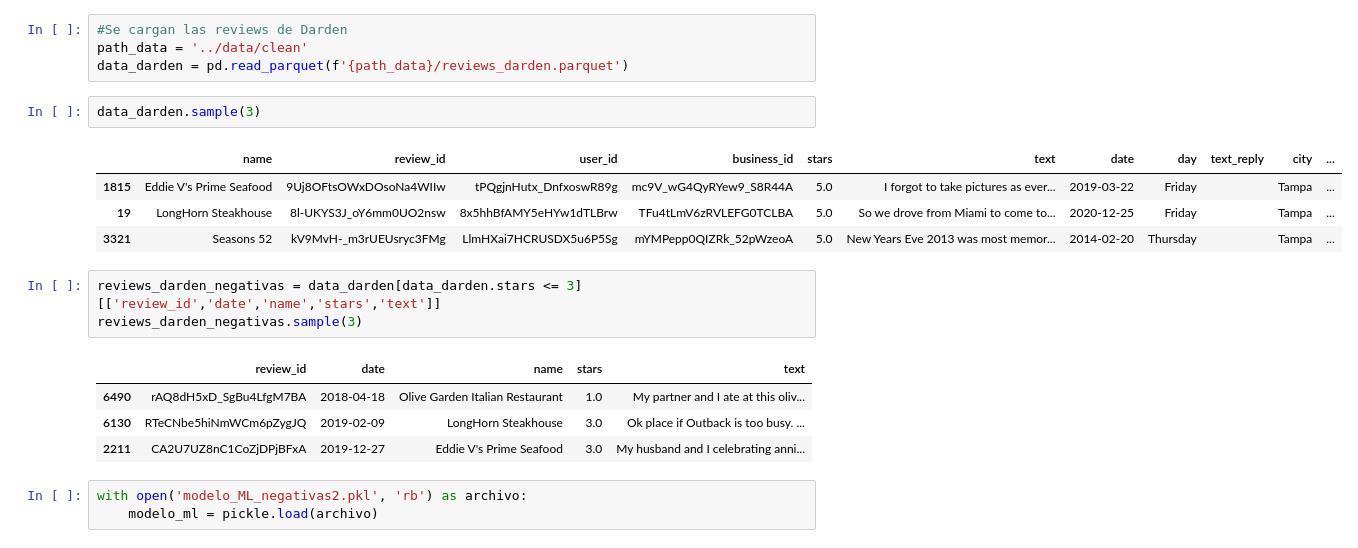
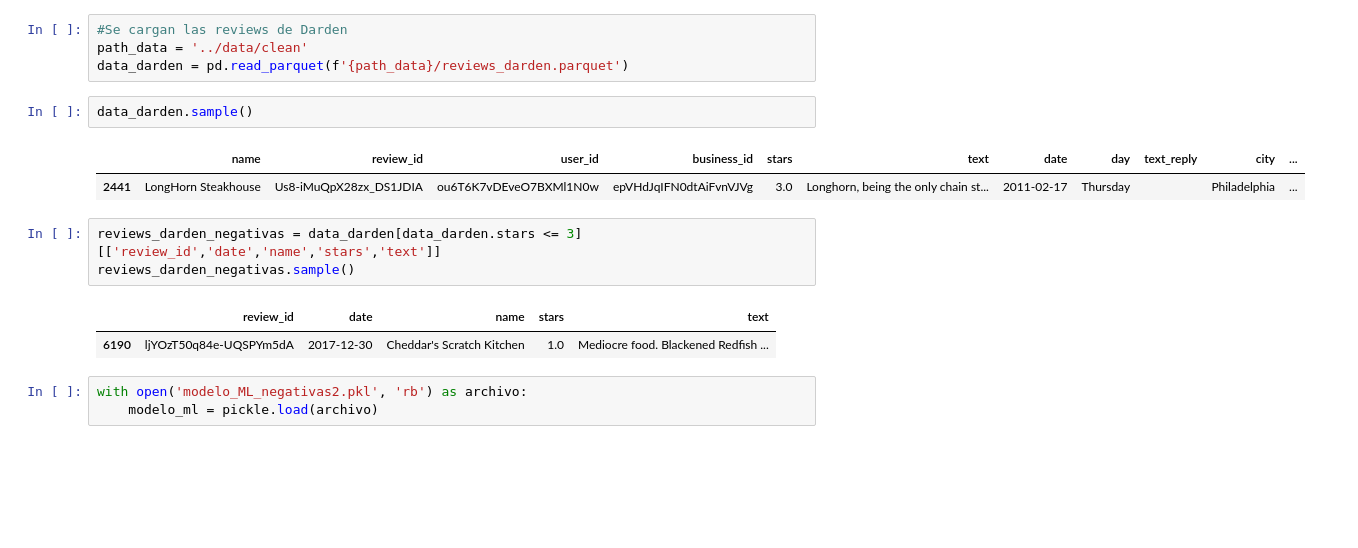
Before and after one commit to litcoininvestorbros/Henry_PF, a Jupyter notebook: machine_learning/funcion_modelo_ml2.ipynb, the cells around one changed output. Cells and saved outputs as stored; diff of their text form; blank space fills up the shorter version.

Commit message:
prueba de prompts para Bot Reviews

```diff
--- a/machine_learning/funcion_modelo_ml2.ipynb
+++ b/machine_learning/funcion_modelo_ml2.ipynb
@@ -7,20 +7,16 @@ import pickle
 path_data = '../data/clean'
 data_darden = pd.read_parquet(f'{path_data}/reviews_darden.parquet')
 # %%
-data_darden.sample(3)
+data_darden.sample()
 # %% [output]
 |  | name | review_id | user_id | business_id | stars | text | date | day | text_reply | city | ... |
-| 1815 | Eddie V's Prime Seafood | 9Uj8OFtsOWxDOsoNa4WIIw | tPQgjnHutx_DnfxoswR89g | mc9V_wG4QyRYew9_S8R44A | 5.0 | I forgot to take pictures as ever... | 2019-03-22 | Friday |  | Tampa | ... |
-| 19 | LongHorn Steakhouse | 8l-UKYS3J_oY6mm0UO2nsw | 8x5hhBfAMY5eHYw1dTLBrw | TFu4tLmV6zRVLEFG0TCLBA | 5.0 | So we drove from Miami to come to... | 2020-12-25 | Friday |  | Tampa | ... |
-| 3321 | Seasons 52 | kV9MvH-_m3rUEUsryc3FMg | LlmHXai7HCRUSDX5u6P5Sg | mYMPepp0QIZRk_52pWzeoA | 5.0 | New Years Eve 2013 was most memor... | 2014-02-20 | Thursday |  | Tampa | ... |
+| 2441 | LongHorn Steakhouse | Us8-iMuQpX28zx_DS1JDIA | ou6T6K7vDEveO7BXMl1N0w | epVHdJqIFN0dtAiFvnVJVg | 3.0 | Longhorn, being the only chain st... | 2011-02-17 | Thursday |  | Philadelphia | ... |
 # %%
 reviews_darden_negativas = data_darden[data_darden.stars <= 3][['review_id','date','name','stars','text']]
-reviews_darden_negativas.sample(3)
+reviews_darden_negativas.sample()
 # %% [output]
 |  | review_id | date | name | stars | text |
-| 6490 | rAQ8dH5xD_SgBu4LfgM7BA | 2018-04-18 | Olive Garden Italian Restaurant | 1.0 | My partner and I ate at this oliv... |
-| 6130 | RTeCNbe5hiNmWCm6pZygJQ | 2019-02-09 | LongHorn Steakhouse | 3.0 | Ok place if Outback is too busy. ... |
-| 2211 | CA2U7UZ8nC1CoZjDPjBFxA | 2019-12-27 | Eddie V's Prime Seafood | 3.0 | My husband and I celebrating anni... |
+| 6190 | ljYOzT50q84e-UQSPYm5dA | 2017-12-30 | Cheddar's Scratch Kitchen | 1.0 | Mediocre food. Blackened Redfish ... |
 # %%
 with open('modelo_ML_negativas2.pkl', 'rb') as archivo:
     modelo_ml = pickle.load(archivo)
```
Also changed, not shown: parts of 2 cells of this notebook, 1 other file.
